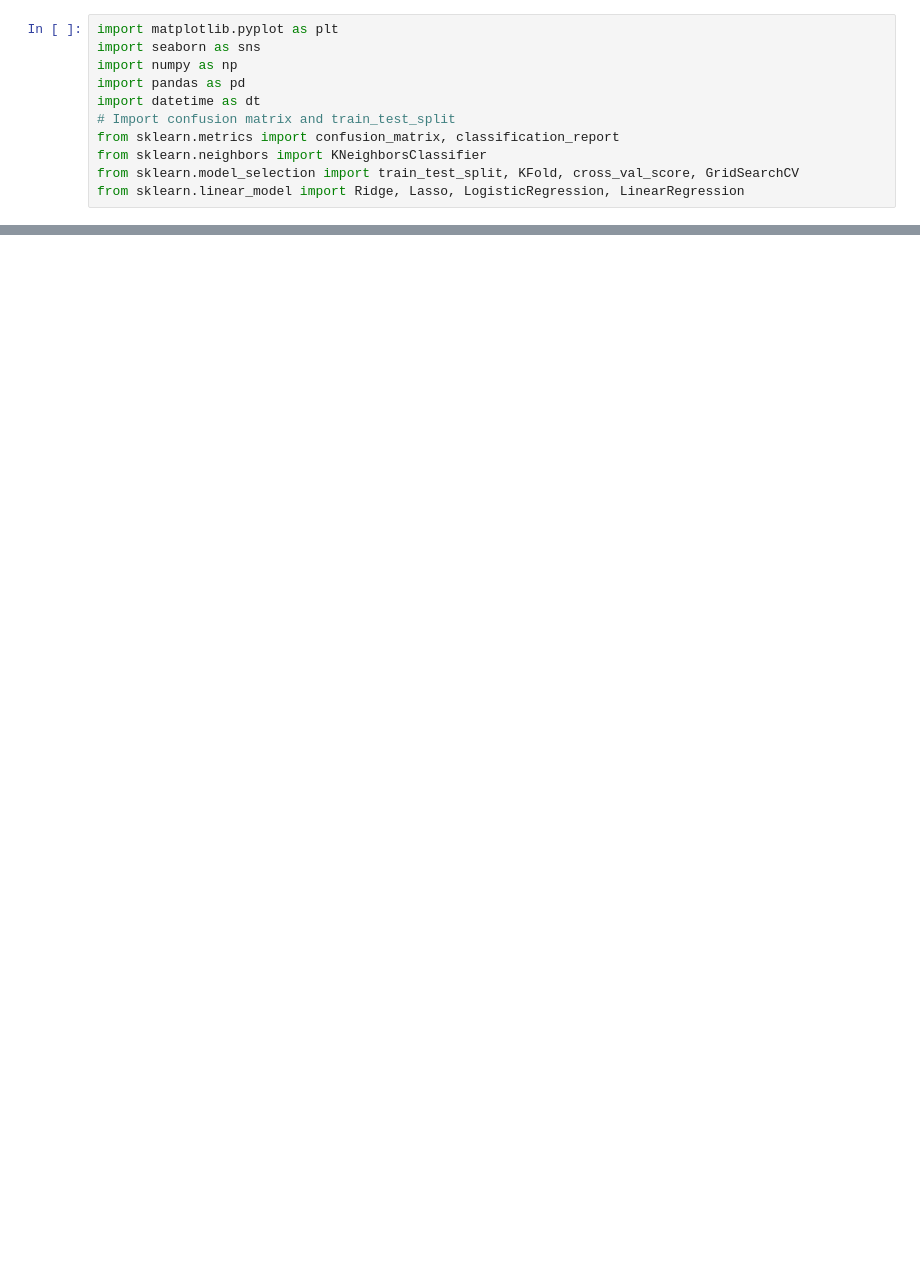
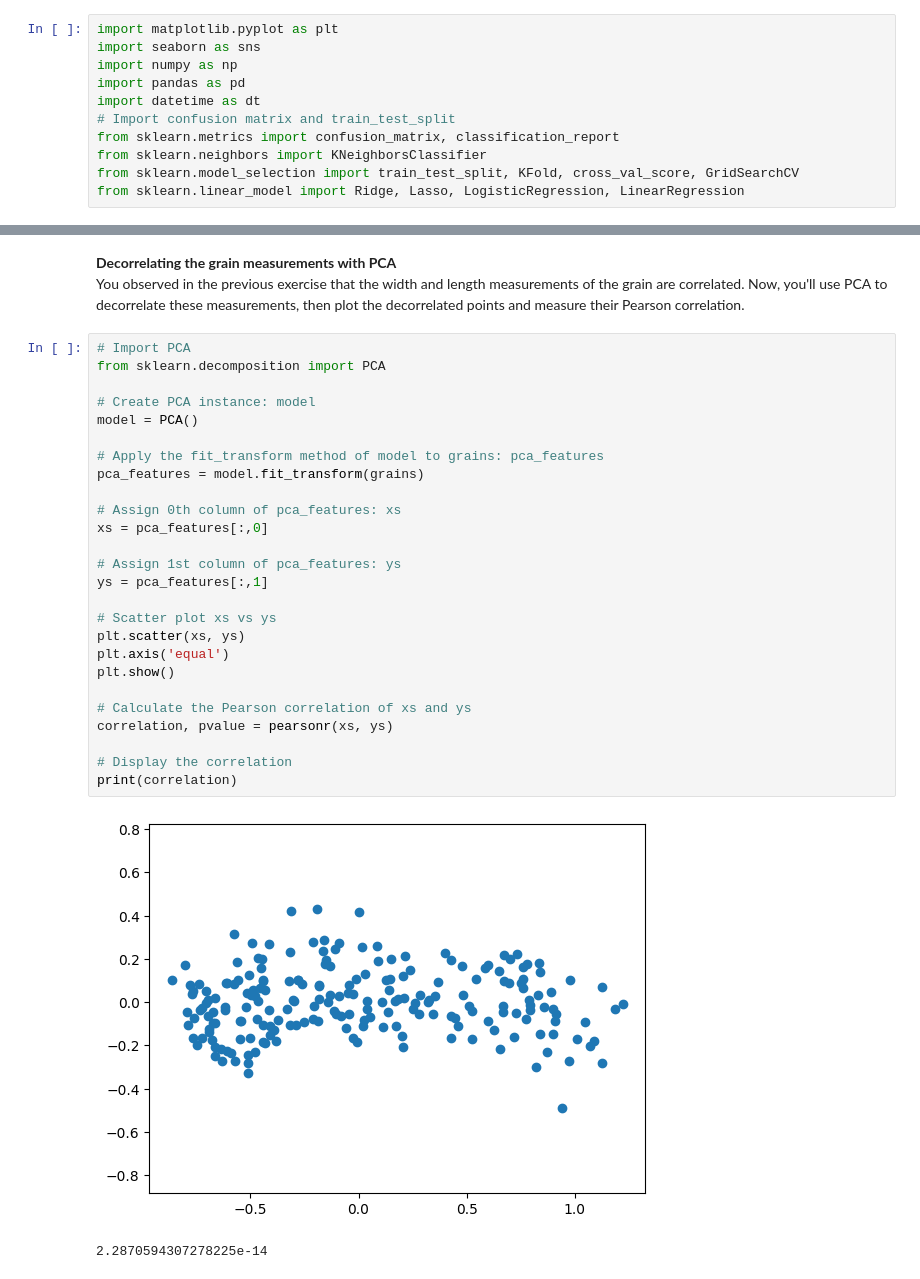
Before and after one commit to Rohanrathod7/my-ds-labs, a Jupyter notebook: 34_Unsupervised_Learning_in_Python/03_Decorrelating_Your_Data_and_Dimension_Reduction.ipynb, the cells around one changed output, grey strips where cells are left out. Drawn from its saved outputs; the diff is of its cells as text; blank space fills up the shorter version.

```diff
--- a/34_Unsupervised_Learning_in_Python/03_Decorrelating_Your_Data_and_Dimension_Reduction.ipynb
+++ b/34_Unsupervised_Learning_in_Python/03_Decorrelating_Your_Data_and_Dimension_Reduction.ipynb
@@ -440,0 +107,32 @@ Tuned Logistic Regression Parameters: {'logreg__C': np.float64(1.0), 'logreg__so
+# %% [markdown]
+**Decorrelating the grain measurements with PCA**
+You observed in the previous exercise that the width and length measurements of the grain are correlated. Now, you'll use PCA to decorrelate these measurements, then plot the decorrelated points and measure their Pearson correlation.
+# %%
+# Import PCA
+from sklearn.decomposition import PCA
+
+# Create PCA instance: model
+model = PCA()
+
+# Apply the fit_transform method of model to grains: pca_features
+pca_features = model.fit_transform(grains)
+
+# Assign 0th column of pca_features: xs
+xs = pca_features[:,0]
+
+# Assign 1st column of pca_features: ys
+ys = pca_features[:,1]
+
+# Scatter plot xs vs ys
+plt.scatter(xs, ys)
+plt.axis('equal')
+plt.show()
+
+# Calculate the Pearson correlation of xs and ys
+correlation, pvalue = pearsonr(xs, ys)
+
+# Display the correlation
+print(correlation)
+# %% [output]
+[figure, added]
+2.2870594307278225e-14
```
Also changed, not shown: parts of 41 cells of this notebook.
